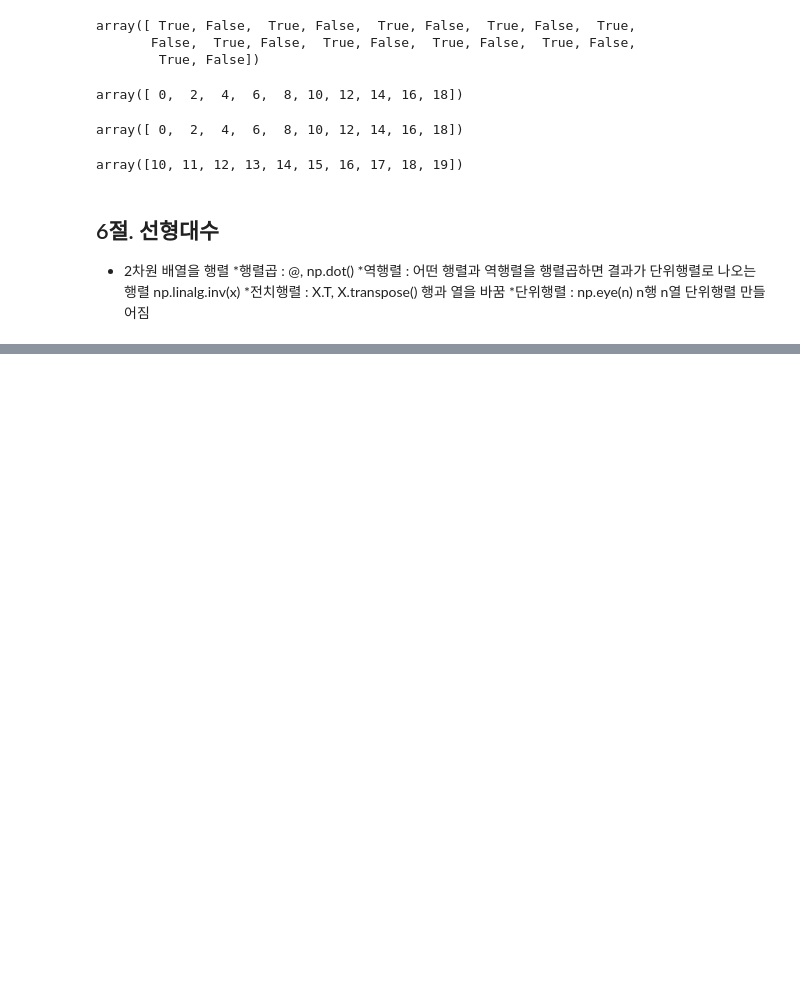
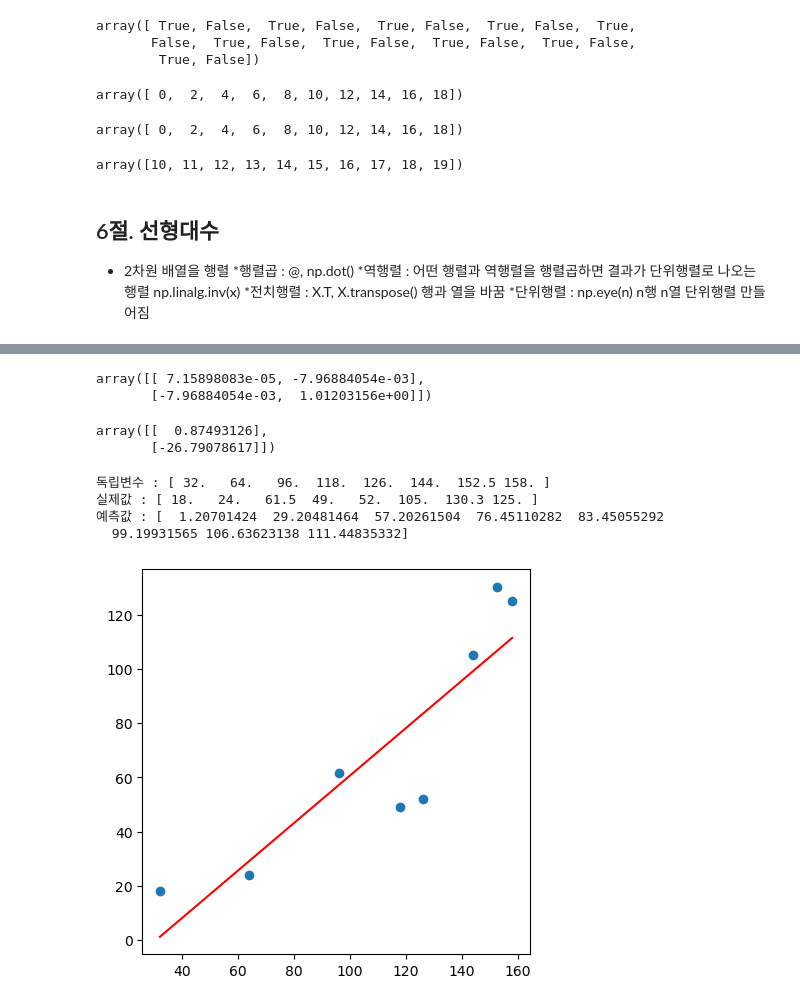
Before and after one commit to jack8704/ai, a Jupyter notebook: source/01_python/ch10_N차원 배열 다루기.ipynb, the cells around one changed output, grey strips where cells are left out. Drawn from its saved outputs; the diff is of its cells as text; code cells hidden in the pictures; blank space fills up the shorter version.

```diff
--- a/source/01_python/ch10_N차원 배열 다루기.ipynb
+++ b/source/01_python/ch10_N차원 배열 다루기.ipynb
@@ -1861,0 +1999,7 @@ array([10, 11, 12, 13, 14, 15, 16, 17, 18, 19])
+# %%
+x=np.array([32, 64, 96, 118, 126, 144, 152.5, 158]) #독립변수(입력데이터)
+y=np.array([18, 24, 61.5, 49, 52, 105, 130.3, 125]) #종속변수(타겟데이터)
+# %%
+X=np.column_stack( (x, np.ones(len(x))))
+X=np.c_[x,np.ones(len(x))]
+Y=y.reshape(-1,1)
@@ -1861,0 +2008,12 @@ array([10, 11, 12, 13, 14, 15, 16, 17, 18, 19])
+# %%
+np.linalg.inv(X.T@X) # 정방행렬의 역행렬
+# %% [output]
+array([[ 7.15898083e-05, -7.96884054e-03],
+       [-7.96884054e-03,  1.01203156e+00]])
+# %%
+#np.linalg.inv(X.T@X)@X.T@wb=Y
+wb=np.linalg.inv(X.T@X)@X.T@Y
+wb
+# %% [output]
+array([[  0.87493126],
+       [-26.79078617]])
@@ -1861,0 +2025,20 @@ array([10, 11, 12, 13, 14, 15, 16, 17, 18, 19])
+# %%
+y_hat = wb[0]*x+wb[1] #도출된 회귀식
+# %%
+print('독립변수 :',x)
+print('실제값 :',y)
+print('예측값 :',y_hat)
+# %% [output]
+독립변수 : [ 32.   64.   96.  118.  126.  144.  152.5 158. ]
+실제값 : [ 18.   24.   61.5  49.   52.  105.  130.3 125. ]
+예측값 : [  1.20701424  29.20481464  57.20261504  76.45110282  83.45055292
+  99.19931565 106.63623138 111.44835332]
+# %%
+plt.figure(figsize=(5,5)) #현재 셀의 그래프 사이즈 조정
+#plt.rcParams['figure.figsize']=(5,2) #지금부터 그래프 사이즈 조정
+#plt.scatter(x, y_hat,color="r",s=4) # 점그래프
+plt.plot(x, y_hat, c='r')
+plt.scatter(x, y)
+plt.show()
+# %% [output]
+[figure, added]
```
Also changed, not shown: parts of 58 cells of this notebook, 2 other files.
